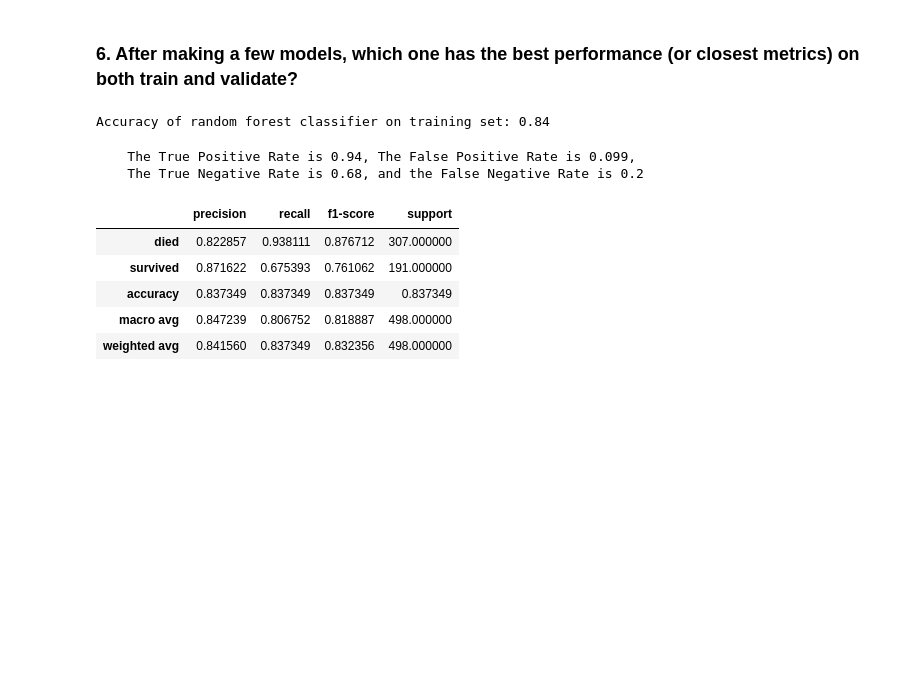
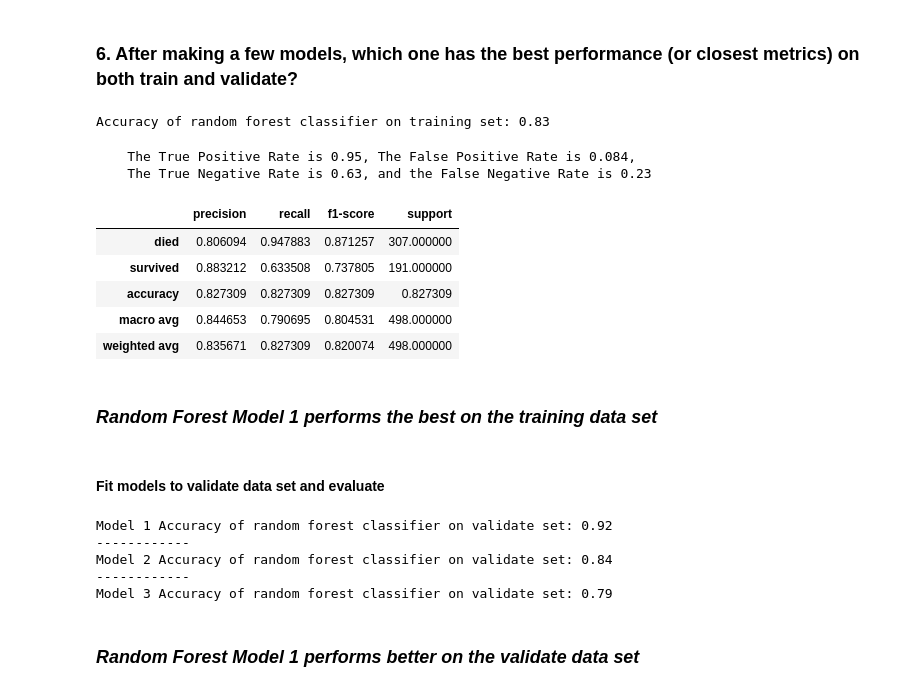
Before and after one commit to justin-m-sullivan/classification-exercises, a Jupyter notebook: model.ipynb, the cells around one changed output. Saved outputs shown, nothing was run; the diff lists cells and outputs as text; code cells hidden in the pictures; blank space fills up the shorter version.

Commit message:
completed random forest modeling exercises

```diff
--- a/model.ipynb
+++ b/model.ipynb
@@ -591,7 +596,7 @@ rf_3 = RandomForestClassifier(bootstrap=True,
                             criterion='gini',
                             min_samples_leaf=10,
                             n_estimators=100,
-                            max_depth=4,
+                            max_depth=8,
                             random_state=123)
 # %%
 rf_3.fit(X_train, y_train)
@@ -600,19 +605,48 @@ y_pred = rf_3.predict(X_train)
 print('Accuracy of random forest classifier on training set: {:.2f}'
      .format(rf_3.score(X_train, y_train)))
 # %% [output]
-Accuracy of random forest classifier on training set: 0.84
+Accuracy of random forest classifier on training set: 0.83
 # %%
 conf_matrix = (confusion_matrix(y_train, y_pred))
 conf_df = pd.DataFrame(conf_matrix, columns=['predict_death', 'predict_survive'], index=['actual_death', 'actual_survive'])
 # %%
-rf_model3_report = get_metrics_binary(conf_df)
+rf_model3_report = get_metrics_binary(conf_matrix)
 rf_model3_report
 # %% [output]
-    The True Positive Rate is 0.94, The False Positive Rate is 0.099,
-    The True Negative Rate is 0.68, and the False Negative Rate is 0.2
+    The True Positive Rate is 0.95, The False Positive Rate is 0.084,
+    The True Negative Rate is 0.63, and the False Negative Rate is 0.23
 |  | precision | recall | f1-score | support |
-| died | 0.822857 | 0.938111 | 0.876712 | 307.000000 |
-| survived | 0.871622 | 0.675393 | 0.761062 | 191.000000 |
-| accuracy | 0.837349 | 0.837349 | 0.837349 | 0.837349 |
-| macro avg | 0.847239 | 0.806752 | 0.818887 | 498.000000 |
-| weighted avg | 0.841560 | 0.837349 | 0.832356 | 498.000000 |
+| died | 0.806094 | 0.947883 | 0.871257 | 307.000000 |
+| survived | 0.883212 | 0.633508 | 0.737805 | 191.000000 |
+| accuracy | 0.827309 | 0.827309 | 0.827309 | 0.827309 |
+| macro avg | 0.844653 | 0.790695 | 0.804531 | 498.000000 |
+| weighted avg | 0.835671 | 0.827309 | 0.820074 | 498.000000 |
+# %% [markdown]
+### ***Random Forest Model 1 performs the best on the training data set***
+# %% [markdown]
+#### Fit models to validate data set and evaluate
+# %%
+rf.fit(X_validate, y_validate)
+y_pred = rf.predict(X_validate)
+print('Model 1 Accuracy of random forest classifier on validate set: {:.2f}'
+     .format(rf.score(X_validate, y_validate)))
+
+print('------------')
+rf_2.fit(X_validate, y_validate)
+y_pred = rf_2.predict(X_validate)
+print('Model 2 Accuracy of random forest classifier on validate set: {:.2f}'
+     .format(rf_2.score(X_validate, y_validate)))
+
+print('------------')
+rf_3.fit(X_validate, y_validate)
+y_pred = rf_3.predict(X_validate)
+print('Model 3 Accuracy of random forest classifier on validate set: {:.2f}'
+     .format(rf_3.score(X_validate, y_validate)))
+# %% [output]
+Model 1 Accuracy of random forest classifier on validate set: 0.92
+------------
+Model 2 Accuracy of random forest classifier on validate set: 0.84
+------------
+Model 3 Accuracy of random forest classifier on validate set: 0.79
+# %% [markdown]
+### ***Random Forest Model 1 performs better on the validate data set***
```
Also changed, not shown: parts of 7 cells of this notebook.
